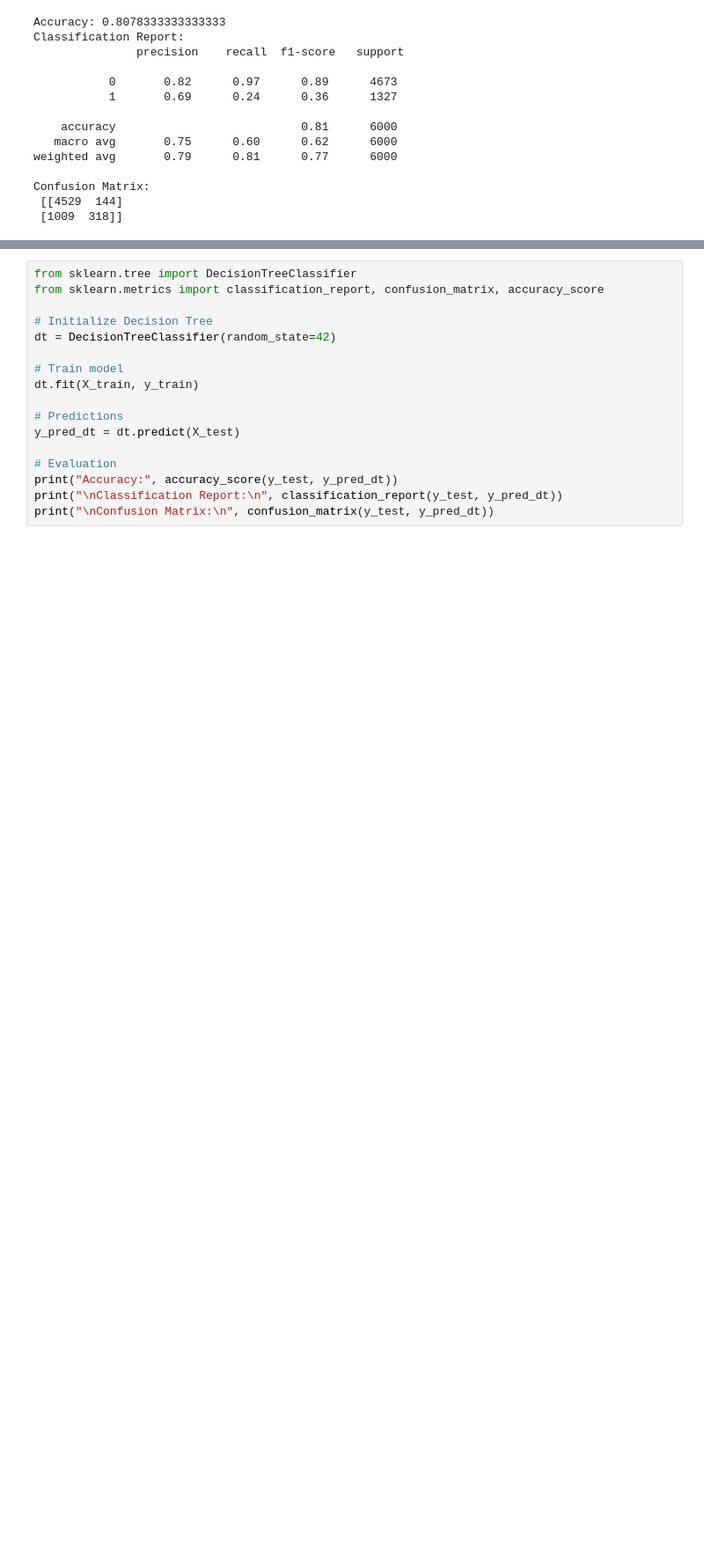
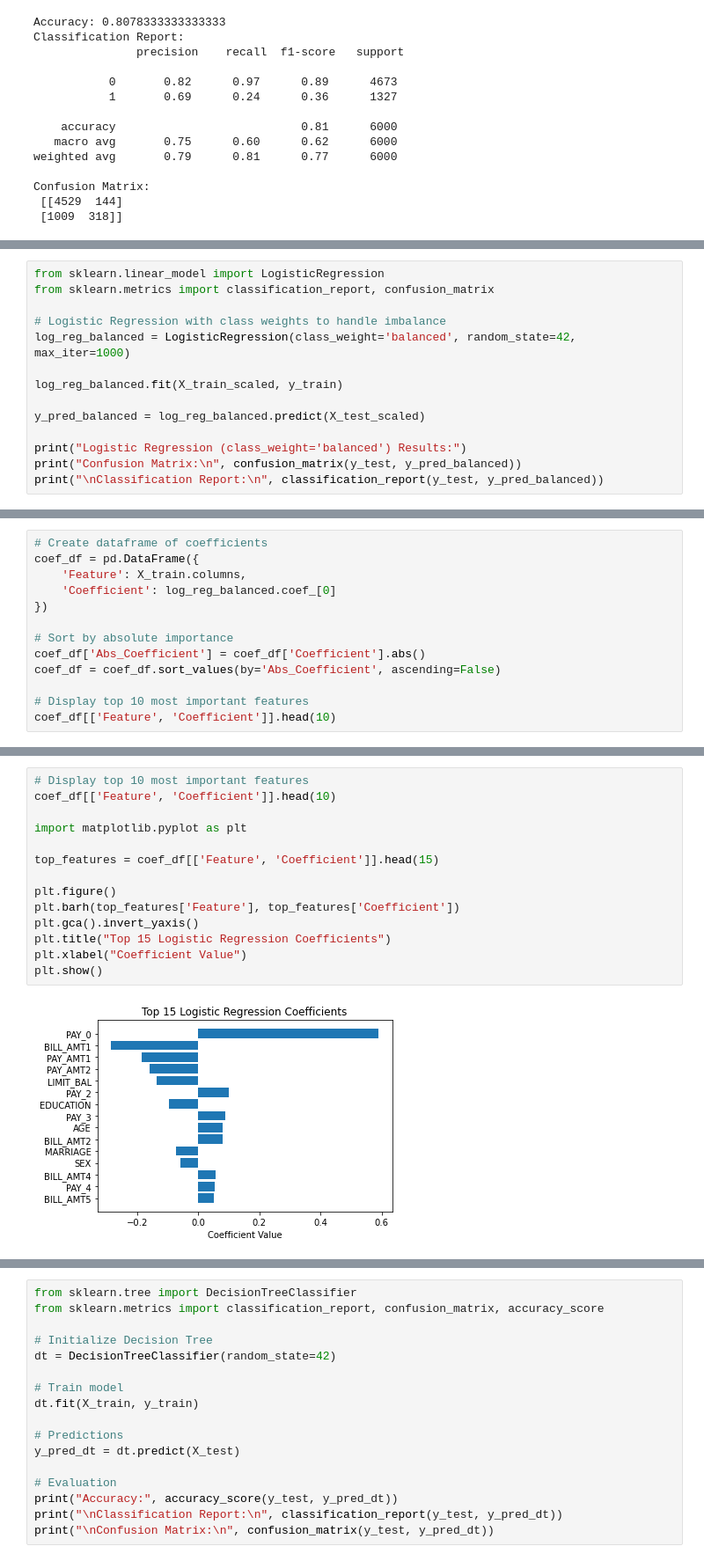
Before and after one commit to Aby-12/Credit-default-prediction-project, a Jupyter notebook: notebook.ipynb, the cells around one changed output, grey strips where cells are left out. Shown at 88% size. Saved outputs shown, nothing was run; the diff lists cells and outputs as text; blank space fills up the shorter version.

Commit message:
Refined logistic and decision tree models; added class weights, final model selection, and business recommendations

```diff
--- a/notebook.ipynb
+++ b/notebook.ipynb
@@ -552,0 +548,14 @@ While this logistic regression serves as a useful baseline, its low recall for d
+# %%
+from sklearn.linear_model import LogisticRegression
+from sklearn.metrics import classification_report, confusion_matrix
+
+# Logistic Regression with class weights to handle imbalance
+log_reg_balanced = LogisticRegression(class_weight='balanced', random_state=42, max_iter=1000)
+
+log_reg_balanced.fit(X_train_scaled, y_train)
+
+y_pred_balanced = log_reg_balanced.predict(X_test_scaled)
+
+print("Logistic Regression (class_weight='balanced') Results:")
+print("Confusion Matrix:\n", confusion_matrix(y_test, y_pred_balanced))
+print("\nClassification Report:\n", classification_report(y_test, y_pred_balanced))
@@ -552,0 +589,13 @@ While this logistic regression serves as a useful baseline, its low recall for d
+# %%
+# Create dataframe of coefficients
+coef_df = pd.DataFrame({
+    'Feature': X_train.columns,
+    'Coefficient': log_reg_balanced.coef_[0]
+})
+
+# Sort by absolute importance
+coef_df['Abs_Coefficient'] = coef_df['Coefficient'].abs()
+coef_df = coef_df.sort_values(by='Abs_Coefficient', ascending=False)
+
+# Display top 10 most important features
+coef_df[['Feature', 'Coefficient']].head(10)
@@ -552,0 +614,16 @@ While this logistic regression serves as a useful baseline, its low recall for d
+# %%
+# Display top 10 most important features
+coef_df[['Feature', 'Coefficient']].head(10)
+
+import matplotlib.pyplot as plt
+
+top_features = coef_df[['Feature', 'Coefficient']].head(15)
+
+plt.figure()
+plt.barh(top_features['Feature'], top_features['Coefficient'])
+plt.gca().invert_yaxis()
+plt.title("Top 15 Logistic Regression Coefficients")
+plt.xlabel("Coefficient Value")
+plt.show()
+# %% [output]
+[figure, added]
```
Also changed, not shown: parts of 54 cells of this notebook.
